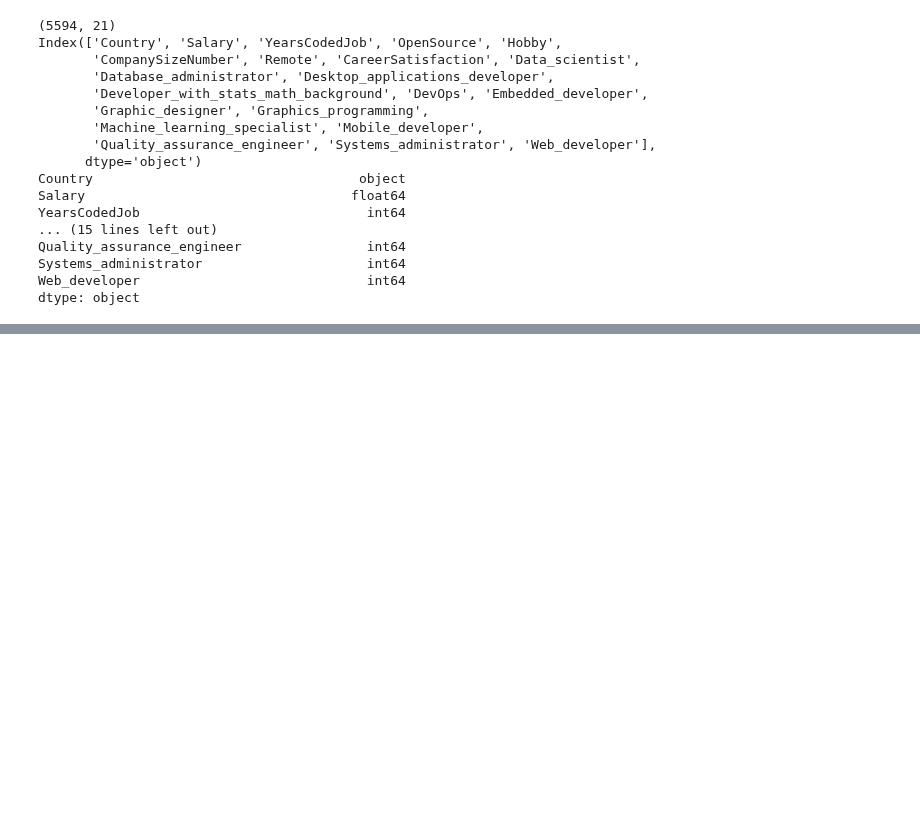
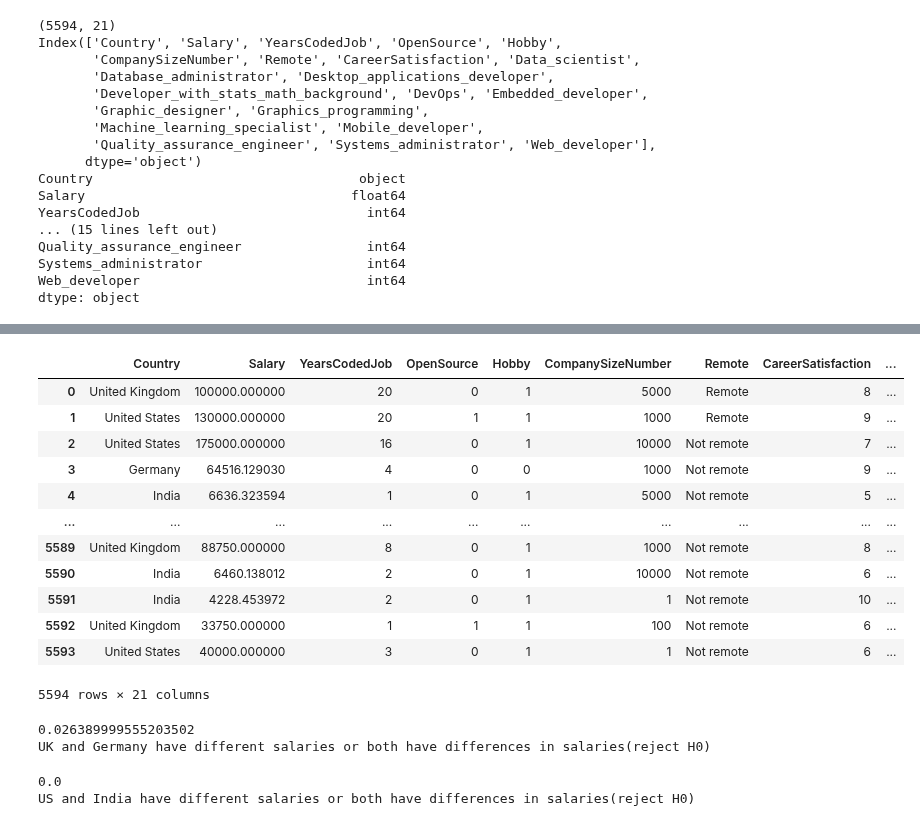
Before and after one commit to FarzanaAkhi/business-analysis-p1, a Jupyter notebook: notebooks/intermediary_Statistics.ipynb, the cells around one changed output, grey strips where cells are left out. Saved outputs shown, nothing was run; the diff lists cells and outputs as text; code cells hidden in the pictures; blank space fills up the shorter version.

```diff
--- a/notebooks/intermediary_Statistics.ipynb
+++ b/notebooks/intermediary_Statistics.ipynb
@@ -363,3 +363,19 @@ data2.describe().T
 | Quality_assurance_engineer | 5594.0 | 0.034680 | 0.182984 | 0.000000 | 0.000000 | 0.0 | 0.0 | 1.0 |
 | Systems_administrator | 5594.0 | 0.109403 | 0.312172 | 0.000000 | 0.000000 | 0.0 | 0.0 | 1.0 |
 | Web_developer | 5594.0 | 0.722202 | 0.447953 | 0.000000 | 0.000000 | 1.0 | 1.0 | 1.0 |
+# %%
+data2
+# %% [output]
+|  | Country | Salary | YearsCodedJob | OpenSource | Hobby | CompanySizeNumber | Remote | CareerSatisfaction | ... |
+| 0 | United Kingdom | 100000.000000 | 20 | 0 | 1 | 5000 | Remote | 8 | ... |
+| 1 | United States | 130000.000000 | 20 | 1 | 1 | 1000 | Remote | 9 | ... |
+| 2 | United States | 175000.000000 | 16 | 0 | 1 | 10000 | Not remote | 7 | ... |
+| 3 | Germany | 64516.129030 | 4 | 0 | 0 | 1000 | Not remote | 9 | ... |
+| 4 | India | 6636.323594 | 1 | 0 | 1 | 5000 | Not remote | 5 | ... |
+| ... | ... | ... | ... | ... | ... | ... | ... | ... | ... |
+| 5589 | United Kingdom | 88750.000000 | 8 | 0 | 1 | 1000 | Not remote | 8 | ... |
+| 5590 | India | 6460.138012 | 2 | 0 | 1 | 10000 | Not remote | 6 | ... |
+| 5591 | India | 4228.453972 | 2 | 0 | 1 | 1 | Not remote | 10 | ... |
+| 5592 | United Kingdom | 33750.000000 | 1 | 1 | 1 | 100 | Not remote | 6 | ... |
+| 5593 | United States | 40000.000000 | 3 | 0 | 1 | 1 | Not remote | 6 | ... |
+5594 rows × 21 columns
@@ -365,0 +387,12 @@ data2.describe().T
+# %%
+stat, p = st.ttest_ind(a= salary_UK, b= salary_DE)
+print (p)
+
+if p > 0.05:
+    print('UK and Germany goes the same salary pace(fail to reject H0)')
+
+else:
+    print('UK and Germany have different salaries or both have differences in salaries(reject H0)')
+# %% [output]
+0.026389999555203502
+UK and Germany have different salaries or both have differences in salaries(reject H0)
@@ -365,0 +403,11 @@ data2.describe().T
+# %%
+stat, p = st.ttest_ind(a = salary_US, b= salary_ind)
+print(p)
+
+if p > 0.05:
+    print ('US and India goes the same salary pace(fail to reject H0)')
+else:
+    print('US and India have different salaries or both have differences in salaries(reject H0)')
+# %% [output]
+0.0
+US and India have different salaries or both have differences in salaries(reject H0)
```
Also changed, not shown: parts of 2 cells of this notebook.
